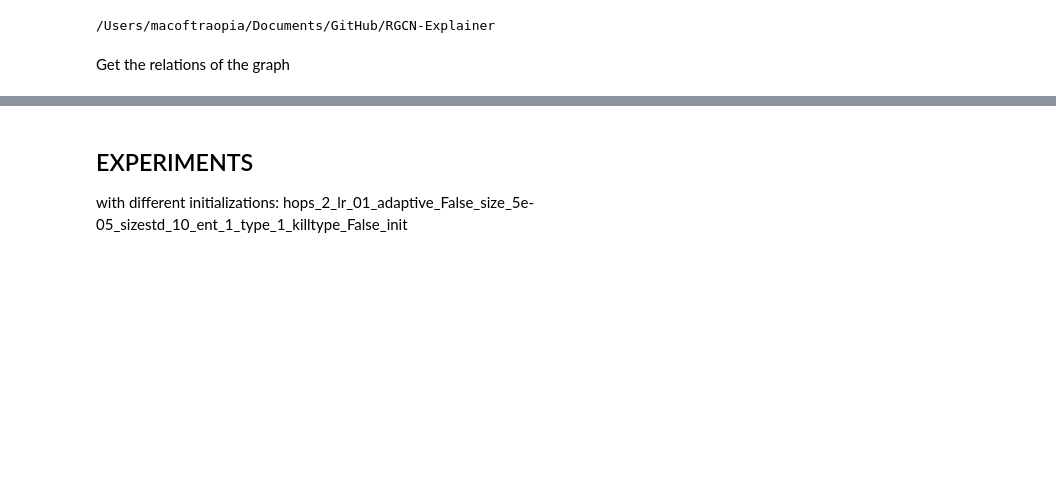
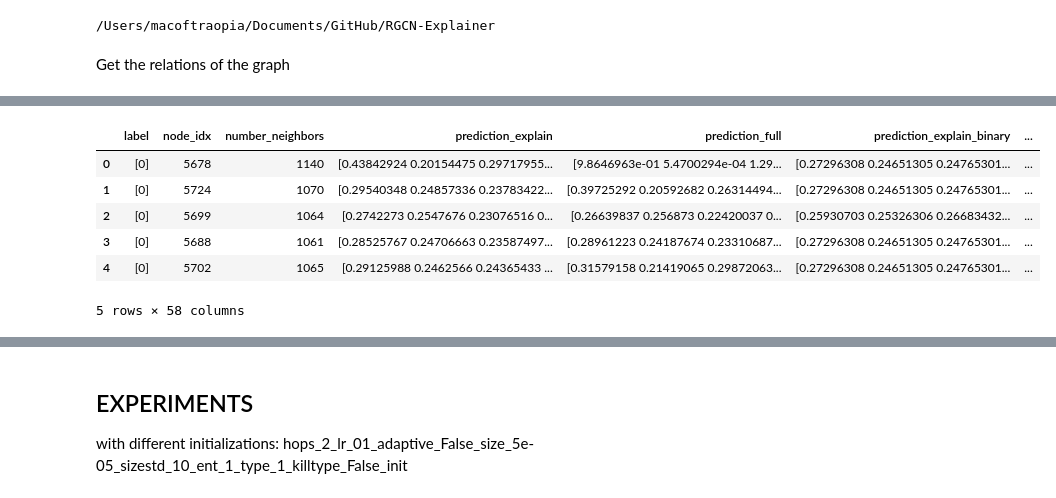
Before and after one commit to traopia/RGCN-Explainer, a Jupyter notebook: RGCN_stuff/statistical_analysis.ipynb, the cells around one changed output, grey strips where cells are left out. Drawn from its saved outputs; the diff is of its cells as text; code cells hidden in the pictures; blank space fills up the shorter version.

```diff
--- a/RGCN_stuff/statistical_analysis.ipynb
+++ b/RGCN_stuff/statistical_analysis.ipynb
@@ -247,3 +250,15 @@ def result_table(path, relations, type=True, no_degrees=True):
 # %%
 def fidelity_objective(res_full, res_explain):
     return 1- (res_full - res_explain )
+# %%
+#new output ehhehe
+df_threshold = pd.read_csv('chk/aifb_chk/exp/init_normal_hops_2_lr_0.1_adaptive_False_size_5e-05_sizestd_adaptive_ent_10_type_1_killtype_True_break_no/Relation_Importance/Relations_Important_aifb_full_threshold.csv', sep=',')
+df_threshold.head(5)
+# %% [output]
+|  | label | node_idx | number_neighbors | prediction_explain | prediction_full | prediction_explain_binary | ... |
+| 0 | [0] | 5678 | 1140 | [0.43842924 0.20154475 0.29717955... | [9.8646963e-01 5.4700294e-04 1.29... | [0.27296308 0.24651305 0.24765301... | ... |
+| 1 | [0] | 5724 | 1070 | [0.29540348 0.24857336 0.23783422... | [0.39725292 0.20592682 0.26314494... | [0.27296308 0.24651305 0.24765301... | ... |
+| 2 | [0] | 5699 | 1064 | [0.2742273 0.2547676 0.23076516 0... | [0.26639837 0.256873 0.22420037 0... | [0.25930703 0.25326306 0.26683432... | ... |
+| 3 | [0] | 5688 | 1061 | [0.28525767 0.24706663 0.23587497... | [0.28961223 0.24187674 0.23310687... | [0.27296308 0.24651305 0.24765301... | ... |
+| 4 | [0] | 5702 | 1065 | [0.29125988 0.2462566 0.24365433 ... | [0.31579158 0.21419065 0.29872063... | [0.27296308 0.24651305 0.24765301... | ... |
+5 rows × 58 columns
```
Also changed, not shown: parts of 4 cells of this notebook, 7 other files.
